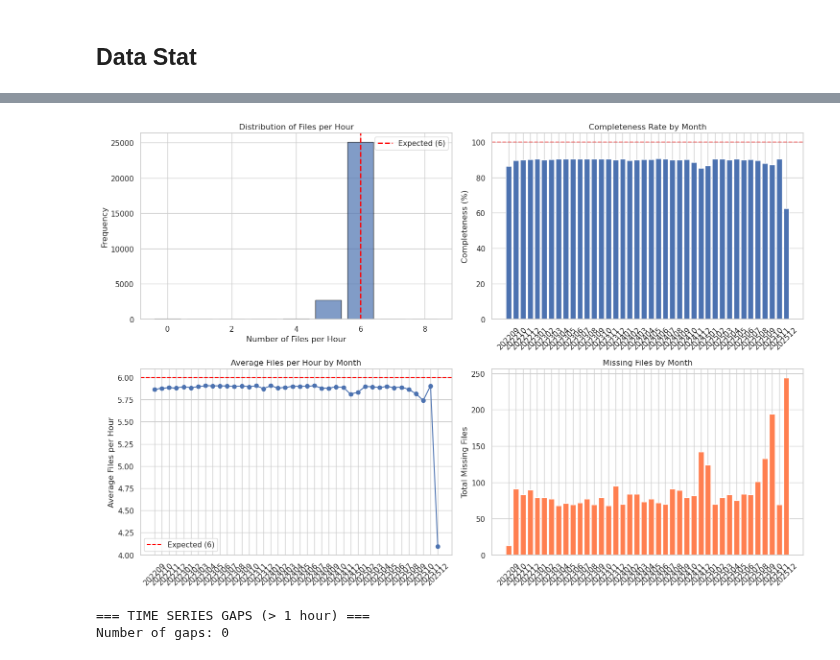
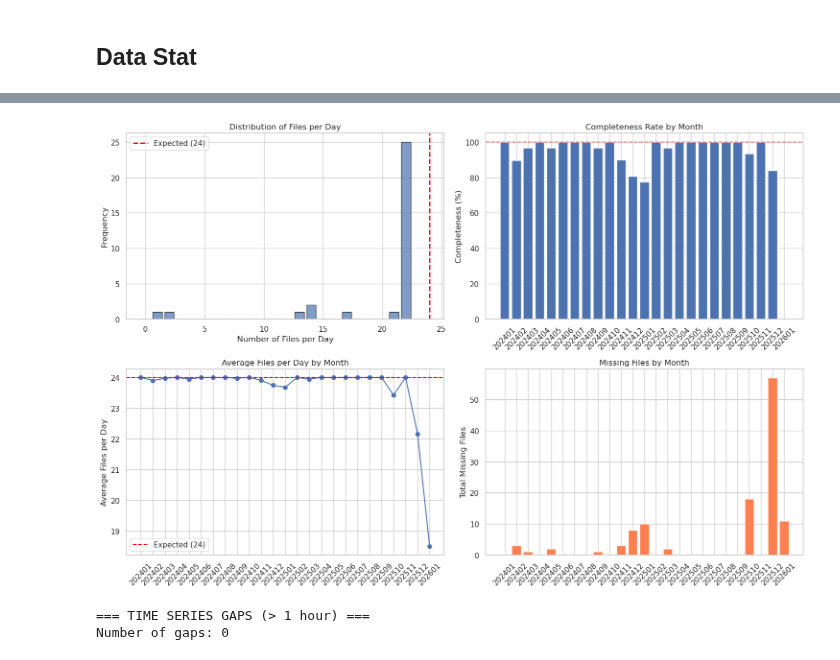
Before and after one commit to sfatew/Air_Quality, a Jupyter notebook: EDA/AOD.ipynb, the cells around one changed output, grey strips where cells are left out. Cells and saved outputs as stored; diff of their text form; code cells hidden in the pictures.

```diff
--- a/EDA/AOD.ipynb
+++ b/EDA/AOD.ipynb
@@ -15,7 +15,7 @@ plt.rcParams['figure.figsize'] = (12, 6)
 # %% [markdown]
 # AOD data EDA
 # %%
-dir = r"/home/slow_data/Air_Quality/AOD/full_aod/"
+dir = r"/home/slow_data/Air_Quality/AOD/L3_AOD/"
 # %%
 base_dir = Path(dir)
 # %% [markdown]
@@ -206,45 +179,45 @@ else:
 # %%
 fig, axes = plt.subplots(2, 2, figsize=(15, 10))
 
-# Histogram of files per hour
-axes[0, 0].hist(df['n_files'], bins=range(0, 10), edgecolor='black', alpha=0.7, align='left', rwidth=0.8)
-axes[0, 0].set_xlabel('Number of Files per Hour')
+# Histogram of files per Day
+axes[0, 0].hist(df['n_files'], bins=range(0, 24), edgecolor='black', alpha=0.7, align='left', rwidth=0.8)
+axes[0, 0].set_xlabel('Number of Files per Day')
 axes[0, 0].set_ylabel('Frequency')
-axes[0, 0].set_title('Distribution of Files per Hour')
-axes[0, 0].axvline(6, color='red', linestyle='--', linewidth=2, label='Expected (6)')
+axes[0, 0].set_title('Distribution of Files per Day')
+axes[0, 0].axvline(24, color='red', linestyle='--', linewidth=2, label='Expected (24)')
 axes[0, 0].legend()
 
 # Completeness by month
 monthly_complete = df.groupby('year_month').apply(lambda x: (x['status'] == 'complete').sum() / len(x) * 100)
 axes[0, 1].bar(range(len(monthly_complete)), monthly_complete.values)
 axes[0, 1].set_xticks(range(len(monthly_complete)))
 axes[0, 1].set_xticklabels(monthly_complete.index, rotation=45)
 axes[0, 1].set_ylabel('Completeness (%)')
 axes[0, 1].set_title('Completeness Rate by Month')
 axes[0, 1].axhline(100, color='red', linestyle='--', alpha=0.5)
 
-# Average files per hour by month
+# Average files per Day by month
 monthly_avg = df.groupby('year_month')['n_files'].mean()
 axes[1, 0].plot(monthly_avg.values, marker='o')
 axes[1, 0].set_xticks(range(len(monthly_avg)))
 axes[1, 0].set_xticklabels(monthly_avg.index, rotation=45)
-axes[1, 0].set_ylabel('Average Files per Hour')
-axes[1, 0].set_title('Average Files per Hour by Month')
-axes[1, 0].axhline(6, color='red', linestyle='--', label='Expected (6)')
+axes[1, 0].set_ylabel('Average Files per Day')
+axes[1, 0].set_title('Average Files per Day by Month')
+axes[1, 0].axhline(24, color='red', linestyle='--', label='Expected (24)')
 axes[1, 0].legend()
 
 # Missing files by month
 monthly_missing = df.groupby('year_month')['missing'].sum()
 axes[1, 1].bar(range(len(monthly_missing)), monthly_missing.values, color='coral')
 axes[1, 1].set_xticks(range(len(monthly_missing)))
 axes[1, 1].set_xticklabels(monthly_missing.index, rotation=45)
 axes[1, 1].set_ylabel('Total Missing Files')
 axes[1, 1].set_title('Missing Files by Month')
 
 plt.tight_layout()
 plt.show()
 # %% [output]
-[figure, old version]
+[figure, new version]
 # %%
 df['datetime_obj'] = pd.to_datetime(df['datetime'], format='%Y%m%d%H')
 df_sorted = df.sort_values('datetime_obj')
```
Also changed, not shown: parts of 12 cells of this notebook, 25 other files.
